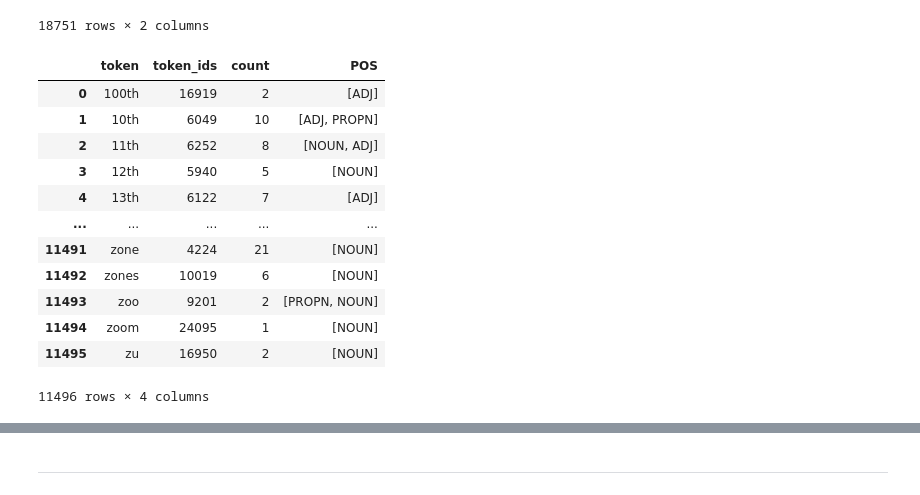
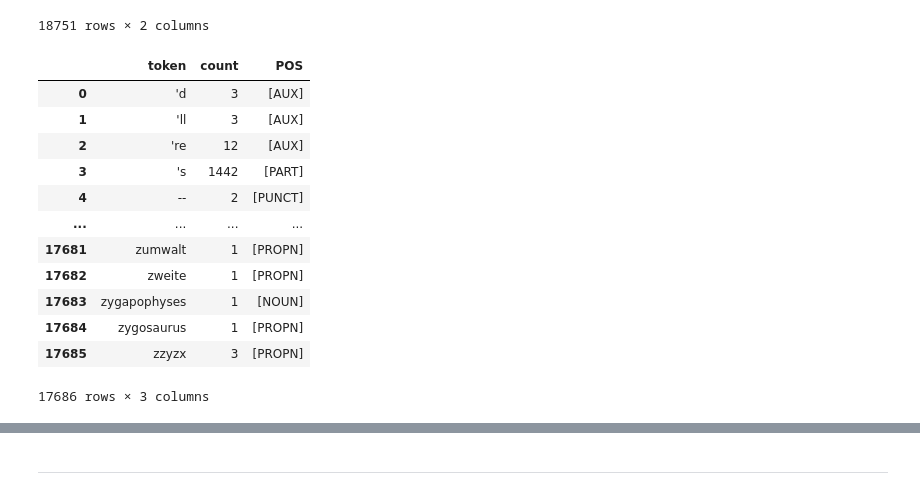
Before and after one commit to NazaninShafiabadi/NeuralLMs, a Jupyter notebook: src/stats.ipynb, the cells around one changed output, grey strips where cells are left out. Drawn from its saved outputs; the diff is of its cells as text; code cells hidden in the pictures.

```diff
--- a/src/stats.ipynb
+++ b/src/stats.ipynb
@@ -90,19 +64,19 @@ pos_tags
 | 18750 | \n\n | [SPACE] |
 18751 rows × 2 columns
 # %%
-merged_df = pd.merge(filtered_df, pos_tags, on='token', how='inner').sort_values(['token']).reset_index(drop=True)
+merged_df = pd.merge(df, pos_tags, on='token', how='inner').sort_values(['token']).reset_index(drop=True)
 merged_df
 # %% [output]
-|  | token | token_ids | count | POS |
-| 0 | 100th | 16919 | 2 | [ADJ] |
-| 1 | 10th | 6049 | 10 | [ADJ, PROPN] |
-| 2 | 11th | 6252 | 8 | [NOUN, ADJ] |
-| 3 | 12th | 5940 | 5 | [NOUN] |
-| 4 | 13th | 6122 | 7 | [ADJ] |
-| ... | ... | ... | ... | ... |
-| 11491 | zone | 4224 | 21 | [NOUN] |
-| 11492 | zones | 10019 | 6 | [NOUN] |
-| 11493 | zoo | 9201 | 2 | [PROPN, NOUN] |
-| 11494 | zoom | 24095 | 1 | [NOUN] |
-| 11495 | zu | 16950 | 2 | [NOUN] |
+|  | token | count | POS |
+| 0 | 'd | 3 | [AUX] |
+| 1 | 'll | 3 | [AUX] |
+| 2 | 're | 12 | [AUX] |
+| 3 | 's | 1442 | [PART] |
+| 4 | -- | 2 | [PUNCT] |
+| ... | ... | ... | ... |
+| 17681 | zumwalt | 1 | [PROPN] |
+| 17682 | zweite | 1 | [PROPN] |
+| 17683 | zygapophyses | 1 | [NOUN] |
+| 17684 | zygosaurus | 1 | [PROPN] |
+| 17685 | zzyzx | 3 | [PROPN] |
-11496 rows × 4 columns
+17686 rows × 3 columns
```
Also changed, not shown: parts of 19 cells of this notebook, 2 other files.
